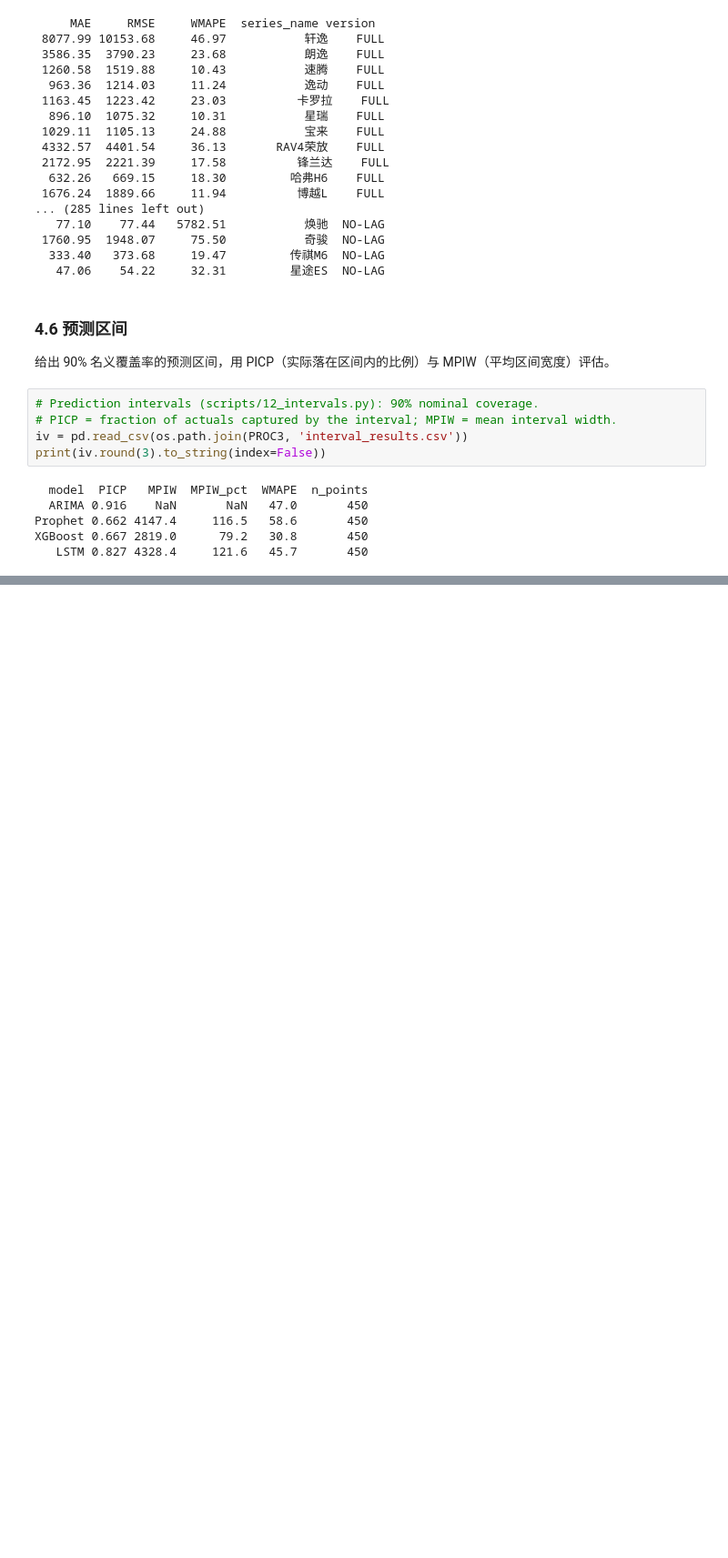
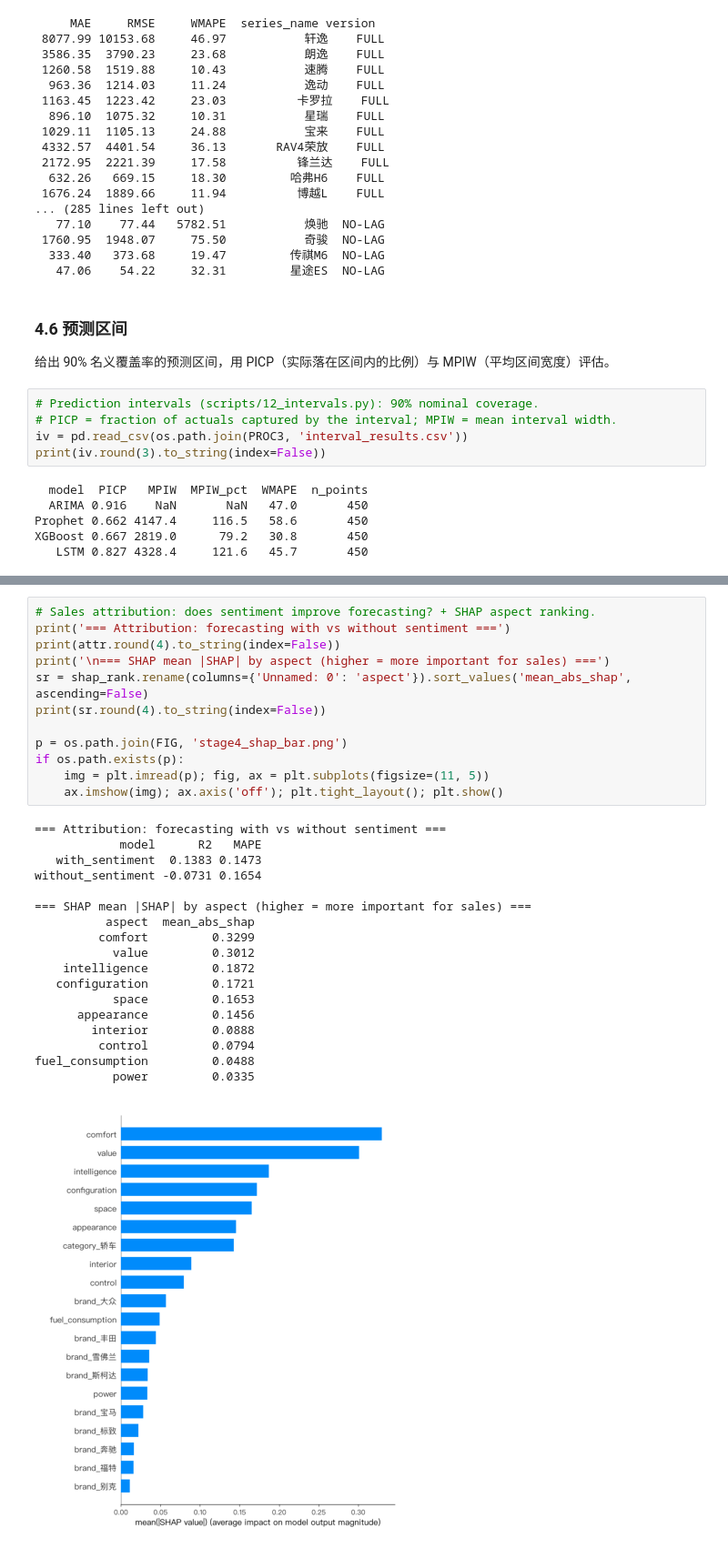
Before and after one commit to Yemyu/AutoPulse, a Jupyter notebook: notebook/AutoPulse_Analysis.ipynb, the cells around one changed output, grey strips where cells are left out. Shown at 91% size. Cells and saved outputs as stored; diff of their text form; blank space fills up the shorter version.

```diff
--- a/notebook/AutoPulse_Analysis.ipynb
+++ b/notebook/AutoPulse_Analysis.ipynb
@@ -804,0 +872,31 @@ XGBoost 0.667 2819.0      79.2   30.8       450
+# %%
+# Sales attribution: does sentiment improve forecasting? + SHAP aspect ranking.
+print('=== Attribution: forecasting with vs without sentiment ===')
+print(attr.round(4).to_string(index=False))
+print('\n=== SHAP mean |SHAP| by aspect (higher = more important for sales) ===')
+sr = shap_rank.rename(columns={'Unnamed: 0': 'aspect'}).sort_values('mean_abs_shap', ascending=False)
+print(sr.round(4).to_string(index=False))
+
+p = os.path.join(FIG, 'stage4_shap_bar.png')
+if os.path.exists(p):
+    img = plt.imread(p); fig, ax = plt.subplots(figsize=(11, 5))
+    ax.imshow(img); ax.axis('off'); plt.tight_layout(); plt.show()
+# %% [output]
+=== Attribution: forecasting with vs without sentiment ===
+            model      R2   MAPE
+   with_sentiment  0.1383 0.1473
+without_sentiment -0.0731 0.1654
+
+=== SHAP mean |SHAP| by aspect (higher = more important for sales) ===
+          aspect  mean_abs_shap
+         comfort         0.3299
+           value         0.3012
+    intelligence         0.1872
+   configuration         0.1721
+           space         0.1653
+      appearance         0.1456
+        interior         0.0888
+         control         0.0794
+fuel_consumption         0.0488
+           power         0.0335
+[figure, added]
```
Also changed, not shown: parts of 14 cells of this notebook, 15 other files.
